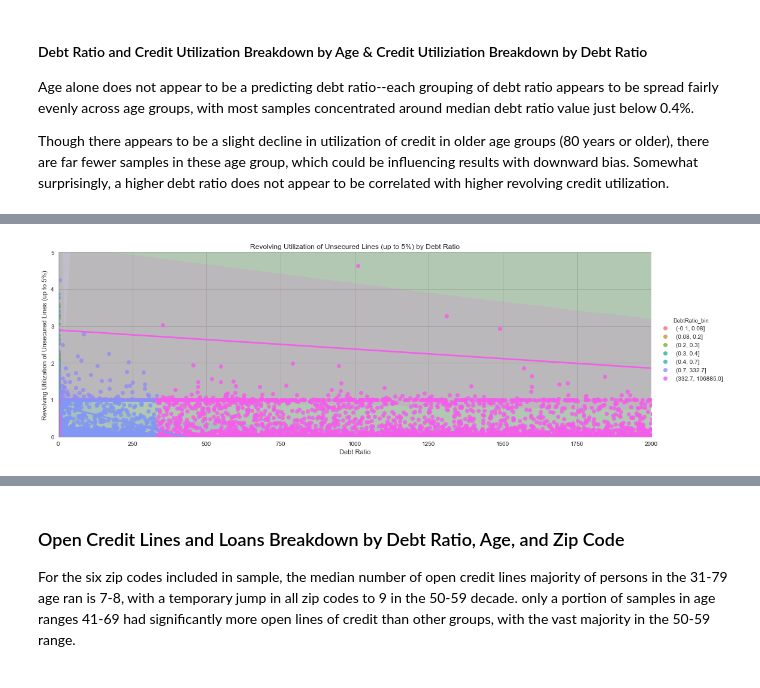
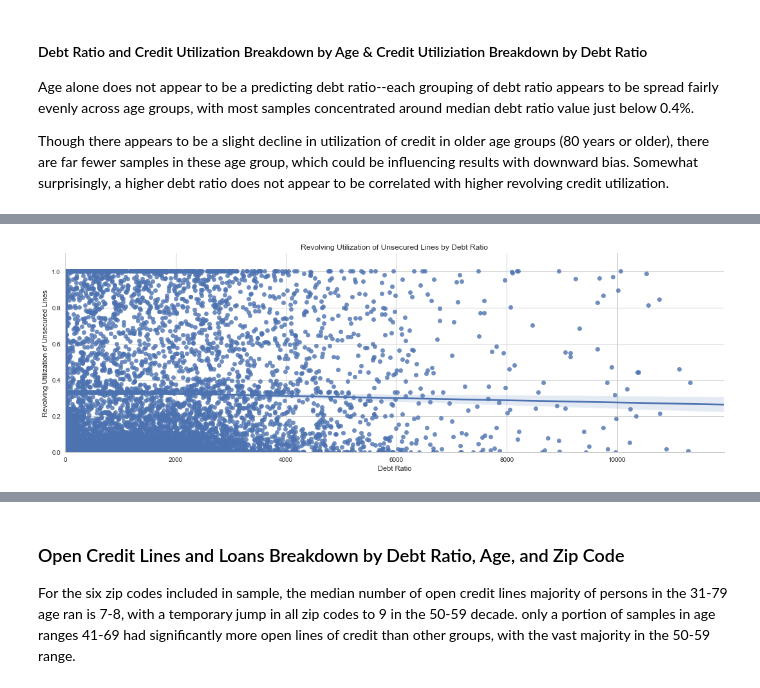
Before and after one commit to lorenh516/financial_distress, a Jupyter notebook: finan_distress.ipynb, the cells around one changed output, grey strips where cells are left out. Saved outputs shown, nothing was run; the diff lists cells and outputs as text; code cells hidden in the pictures.

```diff
--- a/finan_distress.ipynb
+++ b/finan_distress.ipynb
@@ -31,2 +23,2 @@ source = "/Users/lorenh/Documents/Classes/Spring Quarter 2018/Machine Learning f
 # %%
-credit_df = get_data(filename = source, headers = True, set_ind = 0)
+credit_df = ml.retrieve_data(filename = 'data/credit-data.csv', headers = True, set_ind = 0)
@@ -180,0 +192,2 @@ zipcode                                   41016
+# %%
+explore_df = credit_df[credit_df.columns]
@@ -311,4 +284,4 @@ plot_relationship(copy_df, feature_x = 'age', xlabel = 'Age', feature_y = 'Revol
 # %%
-plot_relationship(copy_df, feature_x = 'DebtRatio', xlabel = 'Debt Ratio', feature_y = 'RevolvingUtilizationOfUnsecuredLines', ylabel = 'Revolving Utilization of Unsecured Lines (up to 5%)', xlimit = (0, 2000), ylimit = (0, 5), color_cat = 'DebtRatio_bin')
+ml.plot_relationship(explore_df, feature_x = 'DebtRatio', xlabel = 'Debt Ratio', feature_y = 'RevolvingUtilizationOfUnsecuredLines', ylabel = 'Revolving Utilization of Unsecured Lines', xlimit = (0, None), ylimit = (0, 1.1))
 # %% [output]
-[figure, old version]
+[figure, new version]
```
Also changed, not shown: parts of 109 cells of this notebook, 1 other file.
